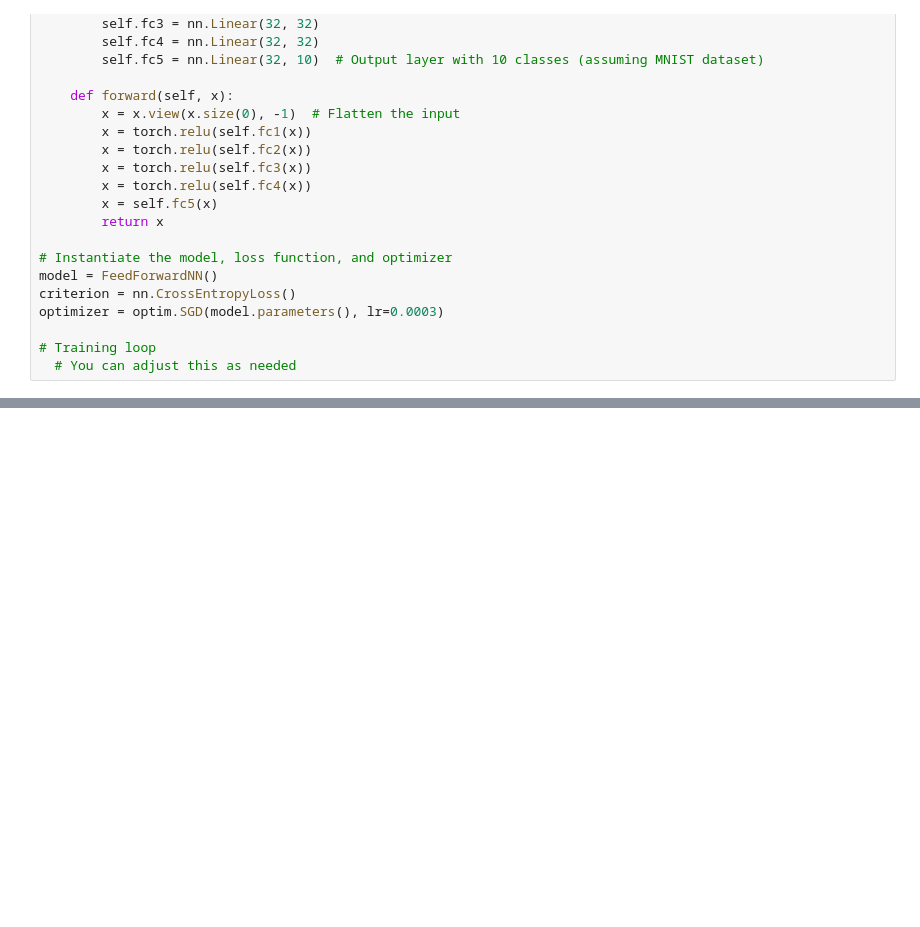
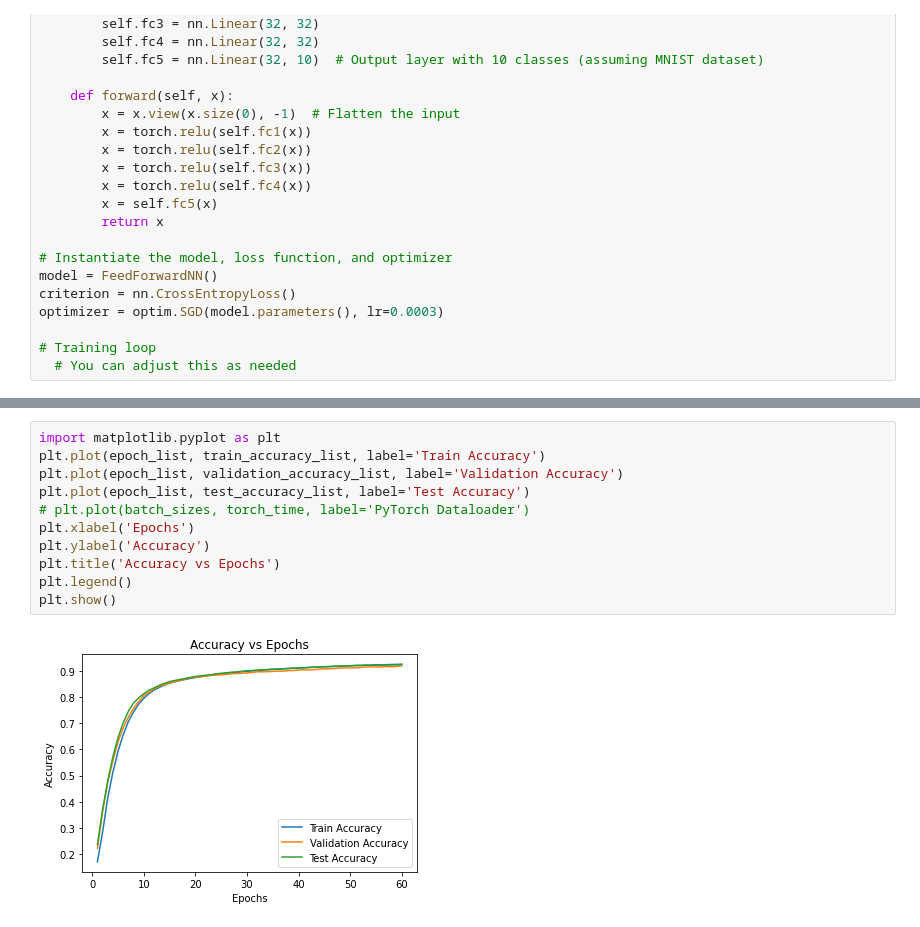
Before and after one commit to Shivansh20128/DL-Assignments, a Jupyter notebook: 2020128-A1/hello.ipynb, the cells around one changed output, grey strips where cells are left out. Saved outputs shown, nothing was run; the diff lists cells and outputs as text; blank space fills up the shorter version.

```diff
--- a/2020128-A1/hello.ipynb
+++ b/2020128-A1/hello.ipynb
@@ -344,0 +486,13 @@ Epoch 59, Accuracy on Validation Set: 0.9064285714285715
+# %%
+import matplotlib.pyplot as plt
+plt.plot(epoch_list, train_accuracy_list, label='Train Accuracy')
+plt.plot(epoch_list, validation_accuracy_list, label='Validation Accuracy')
+plt.plot(epoch_list, test_accuracy_list, label='Test Accuracy')
+# plt.plot(batch_sizes, torch_time, label='PyTorch Dataloader')
+plt.xlabel('Epochs')
+plt.ylabel('Accuracy')
+plt.title('Accuracy vs Epochs')
+plt.legend()
+plt.show()
+# %% [output]
+[figure, added]
```
Also changed, not shown: parts of 18 cells of this notebook.
